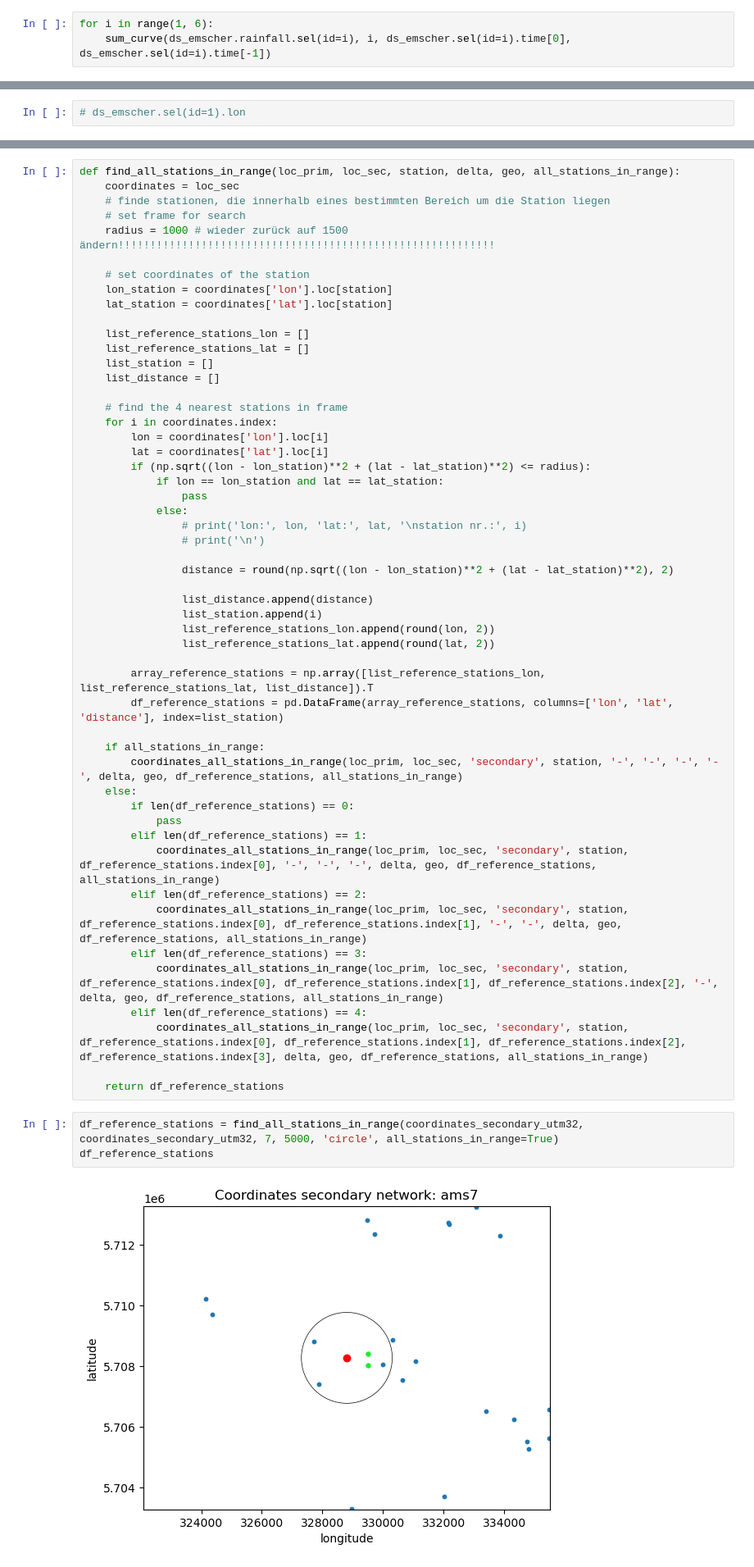
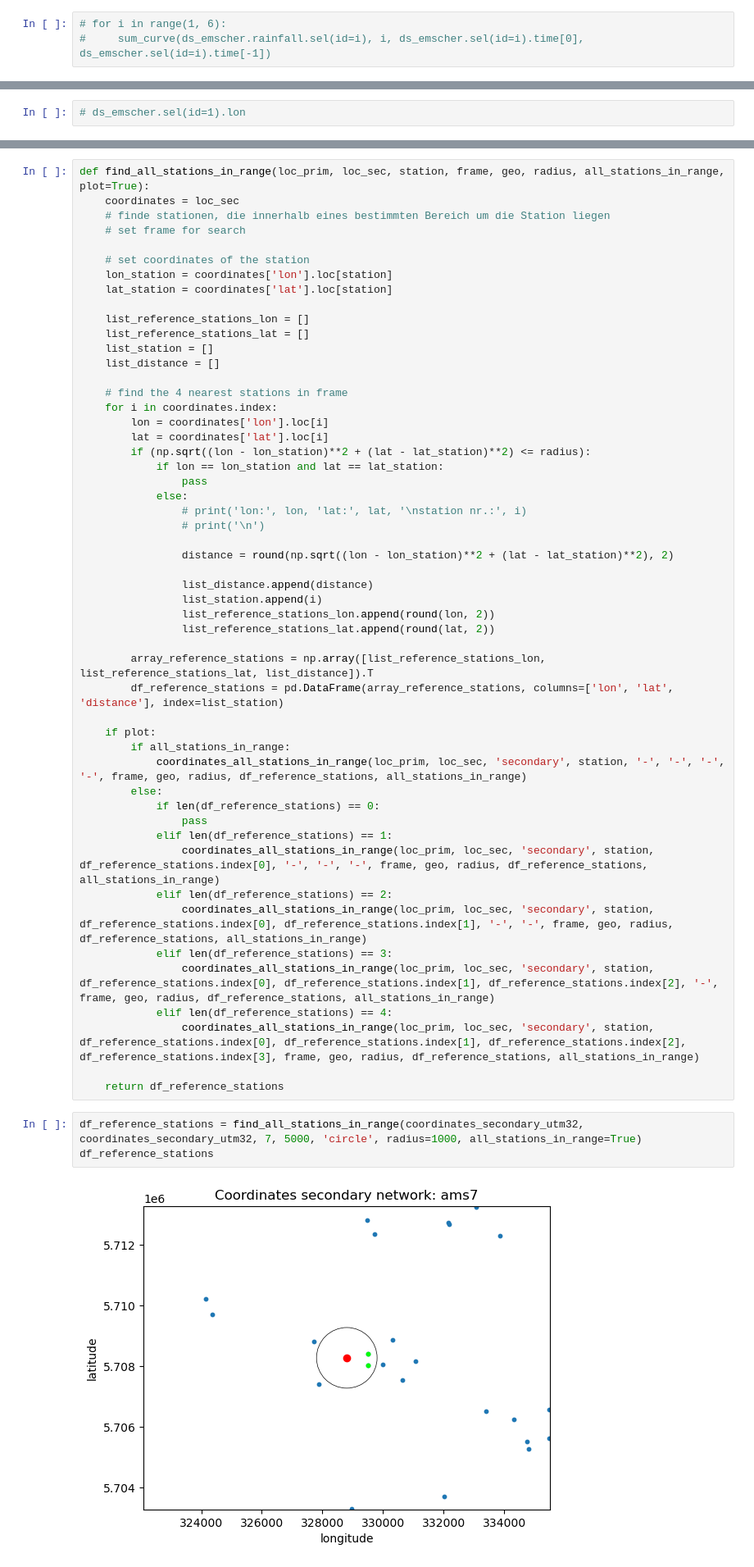
Before and after one commit to Nicholas202024/Hiwi_Code, a Jupyter notebook: erste_analyse_emscher.ipynb, the cells around one changed output, grey strips where cells are left out. Shown: that part at 82% size. Saved outputs shown, nothing was run; the diff lists cells and outputs as text.

```diff
--- a/erste_analyse_emscher.ipynb
+++ b/erste_analyse_emscher.ipynb
@@ -157,5 +157,5 @@ def sum_curve(data, station, date_start, date_end):
 
     return print('Gesamtniederschlag über Zeitraum:', round(sum, 2), 'mm\n') # (print('Index Station', str(station), ': \n\n', index_sum_df, '\n\n', 'Summe aktuel zu Zeitstempel:\n\n', sum_df))
 # %%
-for i in range(1, 6):
-    sum_curve(ds_emscher.rainfall.sel(id=i), i, ds_emscher.sel(id=i).time[0], ds_emscher.sel(id=i).time[-1])
+# for i in range(1, 6):
+#     sum_curve(ds_emscher.rainfall.sel(id=i), i, ds_emscher.sel(id=i).time[0], ds_emscher.sel(id=i).time[-1])
@@ -365,11 +354,10 @@ def coordinates_all_stations_in_range(loc_prim, loc_sec, y, station, ref1, ref2,
 
     return
 # %%
-def find_all_stations_in_range(loc_prim, loc_sec, station, delta, geo, all_stations_in_range):
+def find_all_stations_in_range(loc_prim, loc_sec, station, frame, geo, radius, all_stations_in_range, plot=True):
     coordinates = loc_sec
     # finde stationen, die innerhalb eines bestimmten Bereich um die Station liegen
     # set frame for search
-    radius = 1000 # wieder zurück auf 1500 ändern!!!!!!!!!!!!!!!!!!!!!!!!!!!!!!!!!!!!!!!!!!!!!!!!!!!!!!!!!!!
 
     # set coordinates of the station
     lon_station = coordinates['lon'].loc[station]
@@ -401,26 +389,27 @@ def find_all_stations_in_range(loc_prim, loc_sec, station, delta, geo, all_stati
         array_reference_stations = np.array([list_reference_stations_lon, list_reference_stations_lat, list_distance]).T
         df_reference_stations = pd.DataFrame(array_reference_stations, columns=['lon', 'lat', 'distance'], index=list_station)
 
-    if all_stations_in_range:
-        coordinates_all_stations_in_range(loc_prim, loc_sec, 'secondary', station, '-', '-', '-', '-', delta, geo, df_reference_stations, all_stations_in_range)
-    else:
-        if len(df_reference_stations) == 0:
-            pass
-        elif len(df_reference_stations) == 1:
-            coordinates_all_stations_in_range(loc_prim, loc_sec, 'secondary', station, df_reference_stations.index[0], '-', '-', '-', delta, geo, df_reference_stations, all_stations_in_range)
-        elif len(df_reference_stations) == 2:
-            coordinates_all_stations_in_range(loc_prim, loc_sec, 'secondary', station, df_reference_stations.index[0], df_reference_stations.index[1], '-', '-', delta, geo, df_reference_stations, all_stations_in_range)
-        elif len(df_reference_stations) == 3:
-            coordinates_all_stations_in_range(loc_prim, loc_sec, 'secondary', station, df_reference_stations.index[0], df_reference_stations.index[1], df_reference_stations.index[2], '-', delta, geo, df_reference_stations, all_stations_in_range)
-        elif len(df_reference_stations) == 4:
-            coordinates_all_stations_in_range(loc_prim, loc_sec, 'secondary', station, df_reference_stations.index[0], df_reference_stations.index[1], df_reference_stations.index[2], df_reference_stations.index[3], delta, geo, df_reference_stations, all_stations_in_range)
+    if plot:
+        if all_stations_in_range:
+            coordinates_all_stations_in_range(loc_prim, loc_sec, 'secondary', station, '-', '-', '-', '-', frame, geo, radius, df_reference_stations, all_stations_in_range)
+        else:
+            if len(df_reference_stations) == 0:
+                pass
+            elif len(df_reference_stations) == 1:
+                coordinates_all_stations_in_range(loc_prim, loc_sec, 'secondary', station, df_reference_stations.index[0], '-', '-', '-', frame, geo, radius, df_reference_stations, all_stations_in_range)
+            elif len(df_reference_stations) == 2:
+                coordinates_all_stations_in_range(loc_prim, loc_sec, 'secondary', station, df_reference_stations.index[0], df_reference_stations.index[1], '-', '-', frame, geo, radius, df_reference_stations, all_stations_in_range)
+            elif len(df_reference_stations) == 3:
+                coordinates_all_stations_in_range(loc_prim, loc_sec, 'secondary', station, df_reference_stations.index[0], df_reference_stations.index[1], df_reference_stations.index[2], '-', frame, geo, radius, df_reference_stations, all_stations_in_range)
+            elif len(df_reference_stations) == 4:
+                coordinates_all_stations_in_range(loc_prim, loc_sec, 'secondary', station, df_reference_stations.index[0], df_reference_stations.index[1], df_reference_stations.index[2], df_reference_stations.index[3], frame, geo, radius, df_reference_stations, all_stations_in_range)
 
     return df_reference_stations
 # %%
-df_reference_stations = find_all_stations_in_range(coordinates_secondary_utm32, coordinates_secondary_utm32, 7, 5000, 'circle', all_stations_in_range=True)
+df_reference_stations = find_all_stations_in_range(coordinates_secondary_utm32, coordinates_secondary_utm32, 7, 5000, 'circle', radius=1000, all_stations_in_range=True)
 df_reference_stations
 # %% [output]
-[figure, old version]
+[figure, new version]
 |  | lon | lat | distance |
 | 8 | 329495.01 | 5708035.97 | 731.35 |
 | 9 | 329503.94 | 5708426.05 | 712.74 |
```
Also changed, not shown: parts of 22 cells of this notebook.
